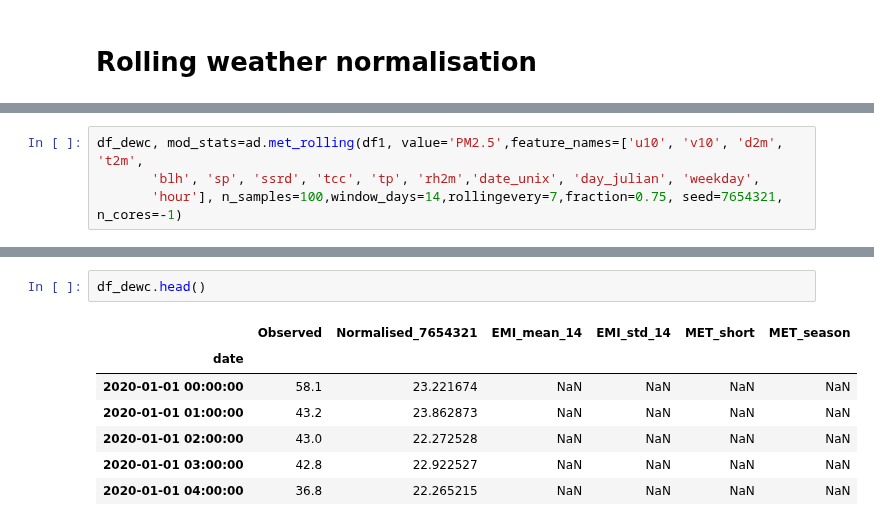
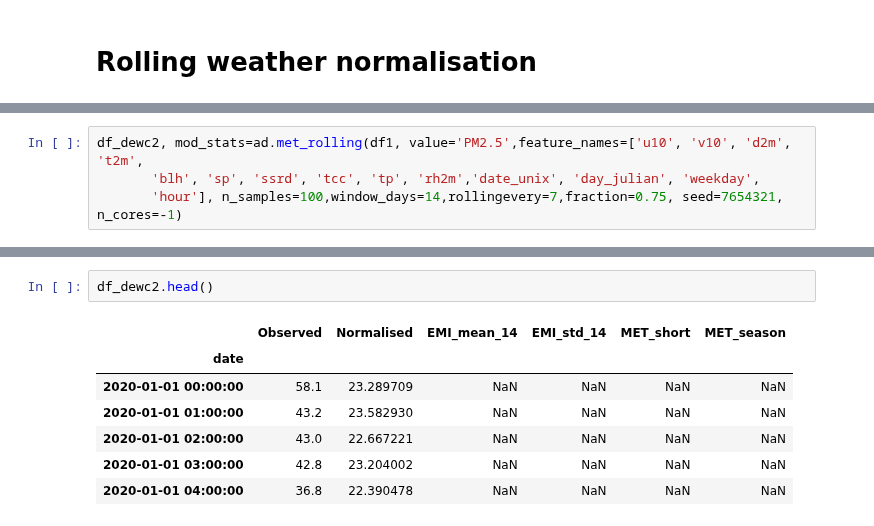
Before and after one commit to m-edal/normet, a Jupyter notebook: docs/notebooks/Case2_autodew.ipynb, the cells around one changed output, grey strips where cells are left out. Drawn from its saved outputs; the diff is of its cells as text.

```diff
--- a/docs/notebooks/Case2_autodew.ipynb
+++ b/docs/notebooks/Case2_autodew.ipynb
@@ -250,4 +322,4 @@ df_dewc.head()
 # %%
-df_dewc, mod_stats=ad.met_rolling(df1, value='PM2.5',feature_names=['u10', 'v10', 'd2m', 't2m',
+df_dewc2, mod_stats=ad.met_rolling(df1, value='PM2.5',feature_names=['u10', 'v10', 'd2m', 't2m',
        'blh', 'sp', 'ssrd', 'tcc', 'tp', 'rh2m','date_unix', 'day_julian', 'weekday',
        'hour'], n_samples=100,window_days=14,rollingevery=7,fraction=0.75, seed=7654321, n_cores=-1)
@@ -254,10 +344,10 @@ df_dewc, mod_stats=ad.met_rolling(df1, value='PM2.5',feature_names=['u10', 'v10'
 # %%
-df_dewc.head()
+df_dewc2.head()
 # %% [output]
-|  | Observed | Normalised_7654321 | EMI_mean_14 | EMI_std_14 | MET_short | MET_season |
+|  | Observed | Normalised | EMI_mean_14 | EMI_std_14 | MET_short | MET_season |
 | date |  |  |  |  |  |  |
-| 2020-01-01 00:00:00 | 58.1 | 23.221674 | NaN | NaN | NaN | NaN |
-| 2020-01-01 01:00:00 | 43.2 | 23.862873 | NaN | NaN | NaN | NaN |
-| 2020-01-01 02:00:00 | 43.0 | 22.272528 | NaN | NaN | NaN | NaN |
-| 2020-01-01 03:00:00 | 42.8 | 22.922527 | NaN | NaN | NaN | NaN |
-| 2020-01-01 04:00:00 | 36.8 | 22.265215 | NaN | NaN | NaN | NaN |
+| 2020-01-01 00:00:00 | 58.1 | 23.289709 | NaN | NaN | NaN | NaN |
+| 2020-01-01 01:00:00 | 43.2 | 23.582930 | NaN | NaN | NaN | NaN |
+| 2020-01-01 02:00:00 | 43.0 | 22.667221 | NaN | NaN | NaN | NaN |
+| 2020-01-01 03:00:00 | 42.8 | 23.204002 | NaN | NaN | NaN | NaN |
+| 2020-01-01 04:00:00 | 36.8 | 22.390478 | NaN | NaN | NaN | NaN |
```
Also changed, not shown: parts of 25 cells of this notebook, 2 other files.
